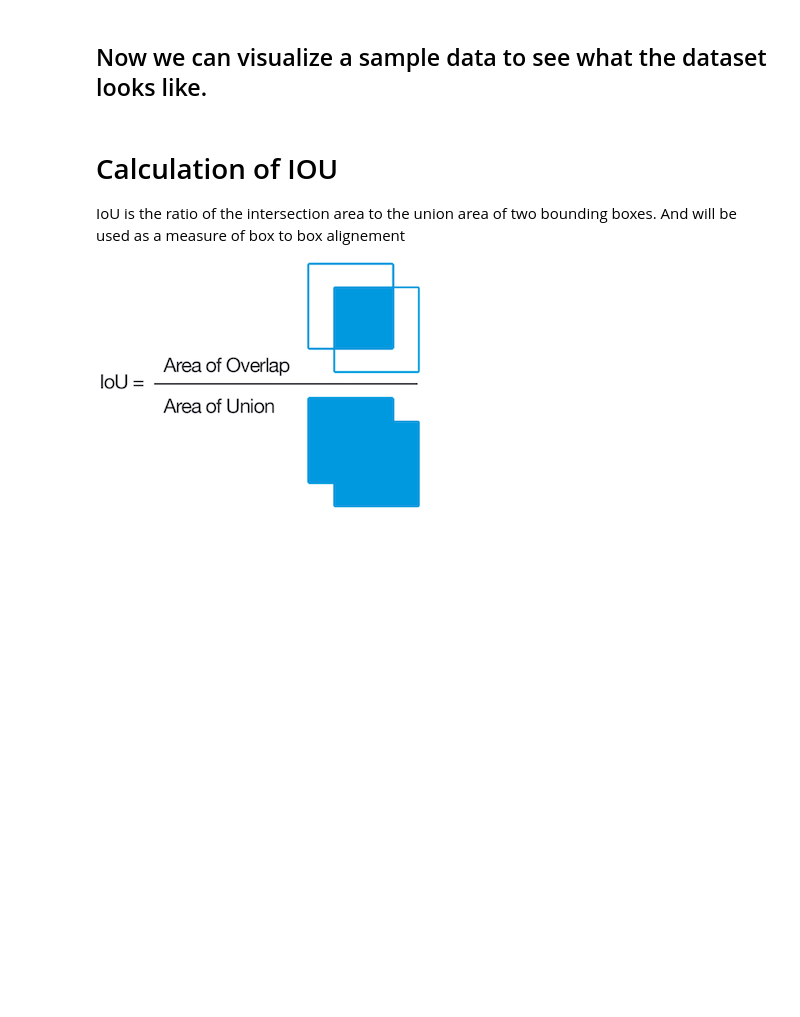
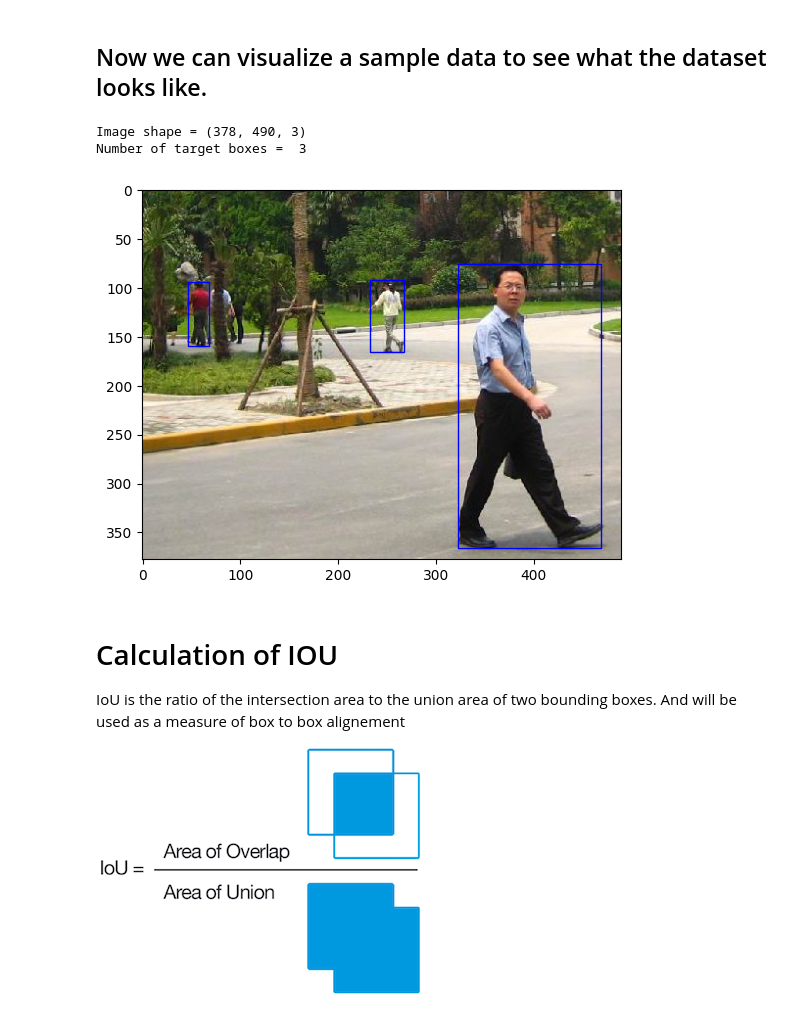
Before and after one commit to FarsanBaloo/Yolo-ObjectDection-Pedestrian, a Jupyter notebook: 5EL272_Exercise_1_One_stage_object_detector_Student.ipynb, the cells around one changed output. Saved outputs shown, nothing was run; the diff lists cells and outputs as text; code cells hidden in the pictures; blank space fills up the shorter version.

```diff
--- a/5EL272_Exercise_1_One_stage_object_detector_Student.ipynb
+++ b/5EL272_Exercise_1_One_stage_object_detector_Student.ipynb
@@ -272,7 +270,8 @@ class PennFudanDataset(keras.utils.PyDataset):
             int: Number of images.
         """
         ##################### YOUR CODE STARTS HERE ###################
-        noelems = 0
+
+        noelems = len(self.imgs)
         ##################### YOUR CODE ENDS HERE #####################
 
         return noelems
@@ -417,13 +416,17 @@ def show_bboxes(axes, bboxes, labels=None, colors=None):
 ##  Now we can visualize a sample data to see what the dataset looks like.
 # %%
 dataset_vis = PennFudanDataset()
-img, target = dataset_vis.featch_single(100)
+img, target = dataset_vis.featch_single(20)
 fig = plt.imshow(img)
 for box in target['boxes']:
     fig.axes.add_patch(bbox_to_rect(box, 'blue'))
 # Additional info
 print(f'Image shape = {img.shape}')
-print(f'Number of target boxes = {len(target['boxes'])}')
+print('Number of target boxes = ' , len(target['boxes']))
+# %% [output]
+Image shape = (378, 490, 3)
+Number of target boxes =  3
+[figure, added]
 # %% [markdown]
 # Calculation of IOU
 
```
Also changed, not shown: parts of 3 cells of this notebook.
